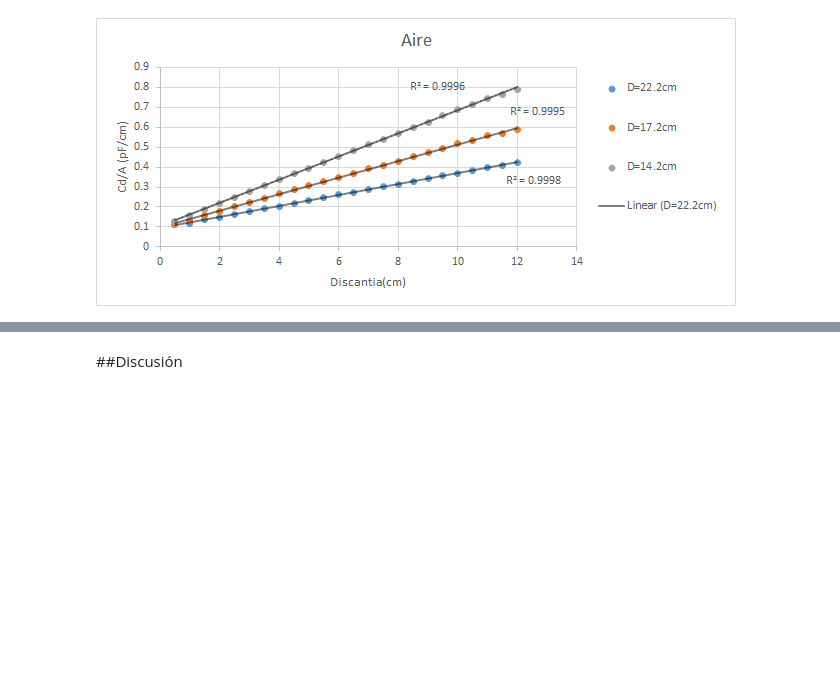
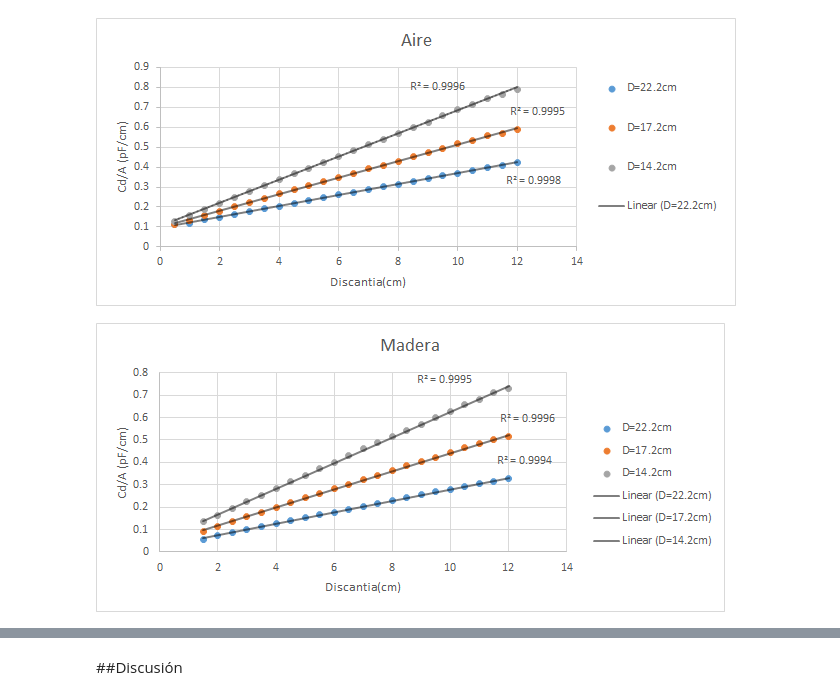
Before and after one commit to artcidp/Lab_Electro, a Jupyter notebook: Practica 2 - Capacitores y Dielectricos.ipynb, the cells around one changed output, grey strips where cells are left out. Cells and saved outputs as stored; diff of their text form; code cells hidden in the pictures; blank space fills up the shorter version.

```diff
--- a/Practica 2 - Capacitores y Dielectricos.ipynb
+++ b/Practica 2 - Capacitores y Dielectricos.ipynb
@@ -39,3 +32,7 @@ Image(filename='Imagenes\Aire.png')
 #<img src="Imagenes\Vidrio.png" alt="image5"/>
 # %% [output]
 [figure]
+# %%
+Image(filename='Imagenes\Madera.png')
+# %% [output]
+[figure, added]
```
Also changed, not shown: parts of 5 cells of this notebook.
